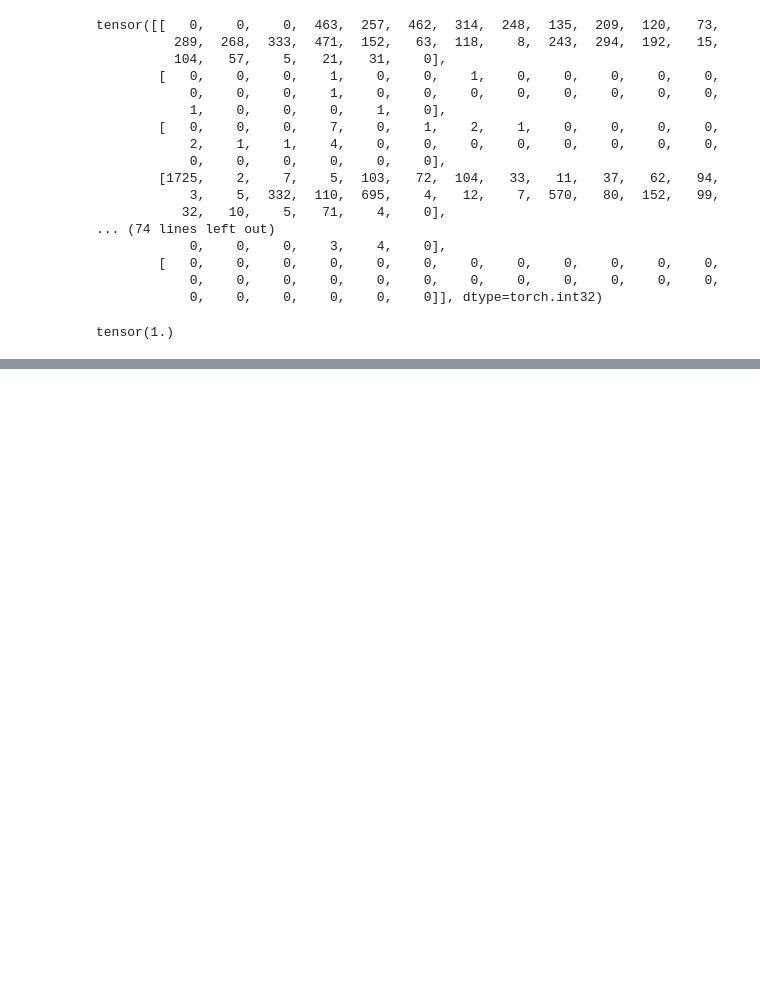
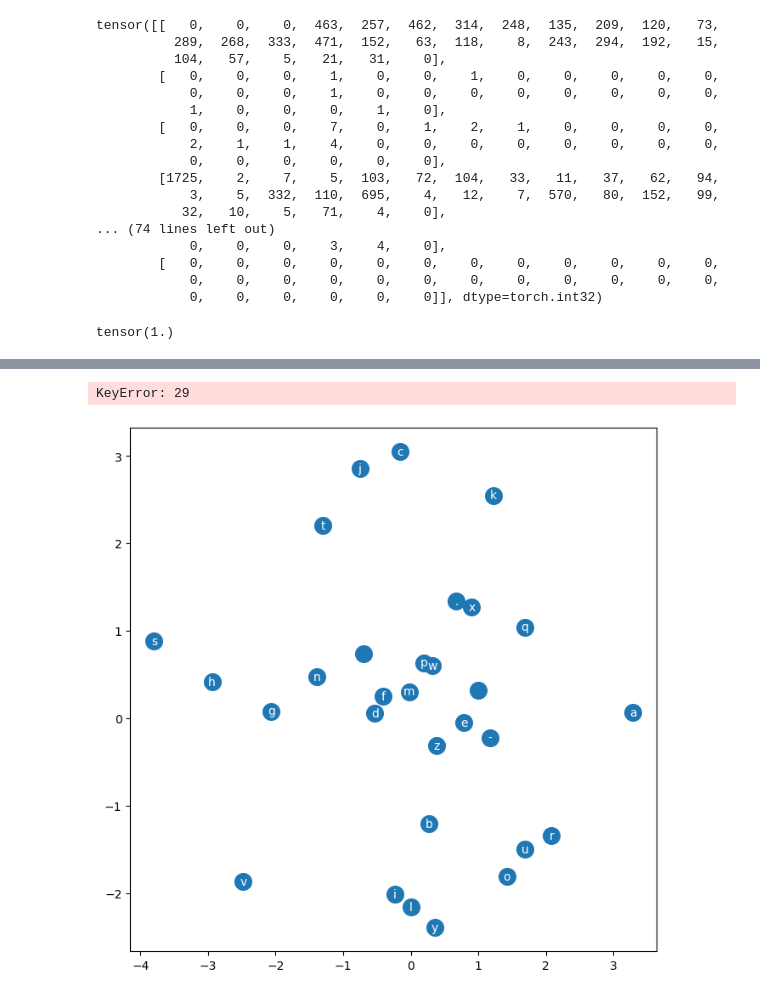
Before and after one commit to jiabinc0602-collab/ml_practice, a Jupyter notebook: Makemore_Language_Model.ipynb, the cells around one changed output, grey strips where cells are left out. Saved outputs shown, nothing was run; the diff lists cells and outputs as text; code cells hidden in the pictures; blank space fills up the shorter version.

Commit message:
completed MLP with embedding table for name gen

```diff
--- a/Makemore_Language_Model.ipynb
+++ b/Makemore_Language_Model.ipynb
@@ -111,0 +206,13 @@ ne
+# %%
+# weight + bias initialization
+W1 = (torch.randn((30, 300))* 0.01).requires_grad_()
+b1 = torch.randn(300, requires_grad=True)
+
+W2 = (torch.randn((300, vocab_size)) * 0.01).requires_grad_()
+b2 = torch.randn(vocab_size, requires_grad=True)
+
+C = torch.randn((vocab_size, 10), requires_grad=True)
+
+params = [C, W1, b1, W2, b2]
+
+batch_size = 128
@@ -111,0 +286,18 @@ ne
+# %%
+# 2d embedding table visualization
+import matplotlib.pyplot as plt
+%matplotlib inline
+
+plt.figure(figsize=(8,8))
+# Plot the dots (using .data to detach them from the autograd graph)
+plt.scatter(C[:,0].data, C[:,1].data, s=200)
+
+# Label the dots with the actual characters
+for i in range(C.shape[0]):
+    plt.text(C[i,0].item(), C[i,1].item(), itos[i], ha="center", va="center", color='white')
+
+plt.grid('minor')
+plt.show()
+# %% [output]
+KeyError: 29
+[figure, added]
```
Also changed, not shown: parts of 9 cells of this notebook.
